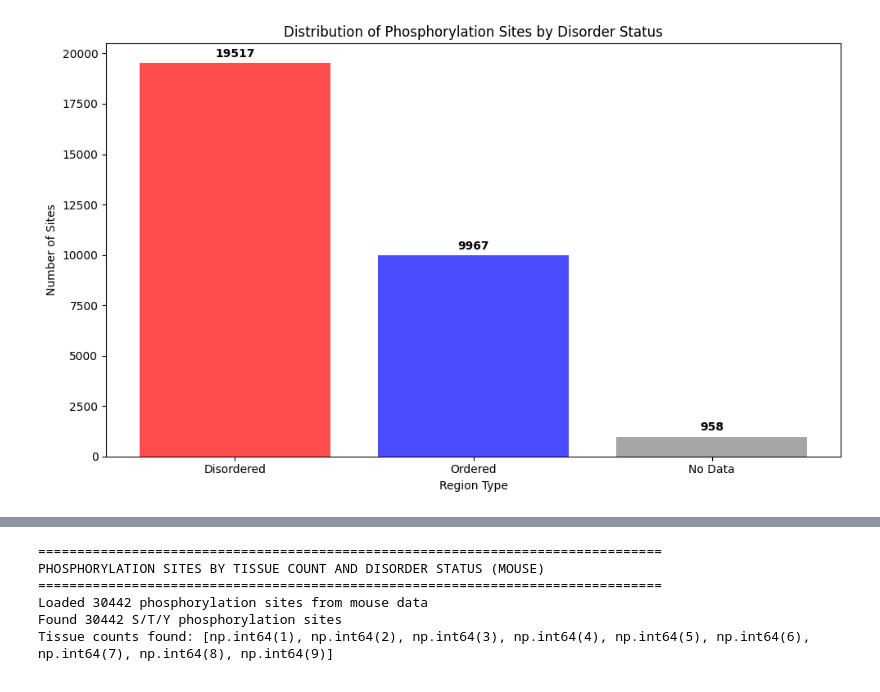
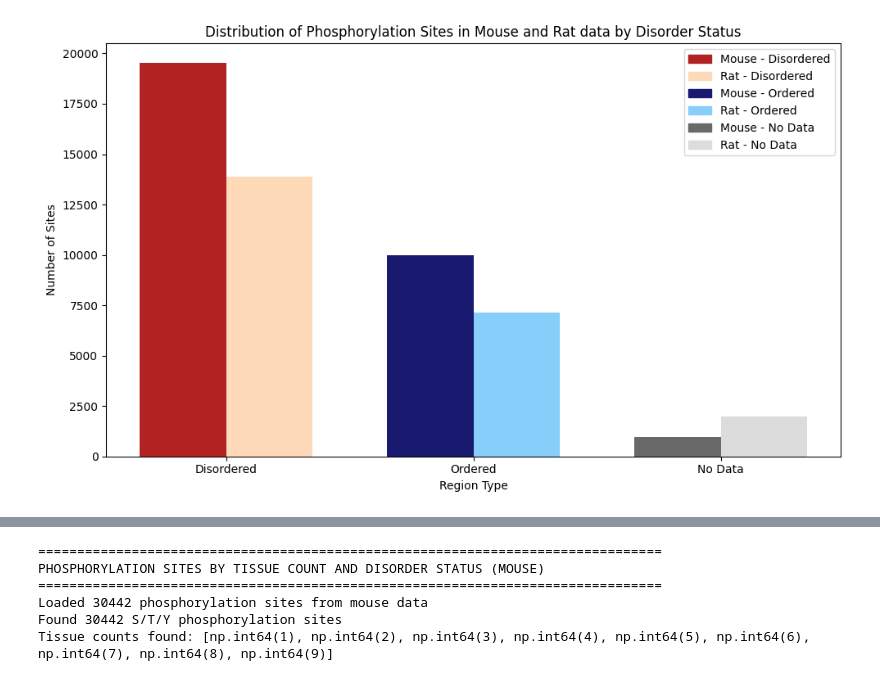
Before and after one commit to htsofie/phospho-idr, a Jupyter notebook: notebooks/disorder_analysis.ipynb, the cells around one changed output, grey strips where cells are left out. Cells and saved outputs as stored; diff of their text form; code cells hidden in the pictures.

```diff
--- a/notebooks/disorder_analysis.ipynb
+++ b/notebooks/disorder_analysis.ipynb
@@ -1,49 +1,87 @@
 # %%
 import pandas as pd
 import matplotlib.pyplot as plt
+import numpy as np
 import seaborn as sns
 
 # Load the mouse disorder data
 print("Loading mouse disorder data...")
 df_mouse = pd.read_csv('../data/processed/mouse/full_disorder.csv')
 
-print(f"Total phosphorylation sites: {len(df_mouse)}")
+print("Loading rat disorder data...")
+df_rat = pd.read_csv('../data/processed/rat/full_disorder.csv')
 
-# Count phosphorylations by disorder status
-disordered_count = len(df_mouse[df_mouse['disordered?'] == 1])
-ordered_count = len(df_mouse[df_mouse['disordered?'] == 0])
-no_data_count = len(df_mouse[df_mouse['disordered?'].isna()])
 
-print(f"\nPhosphorylation sites in disordered regions: {disordered_count}")
-print(f"Phosphorylation sites in ordered regions: {ordered_count}")
-print(f"Phosphorylation sites with no disorder data: {no_data_count}")
+print(f"Total mouse phosphorylation sites: {len(df_mouse)}")
+print(f"Total rat phosphorylation sites: {len(df_rat)}")
 
-# Calculate percentages
-total_with_data = disordered_count + ordered_count
-if total_with_data > 0:
-    disordered_pct = (disordered_count / total_with_data) * 100
-    ordered_pct = (ordered_count / total_with_data) * 100
+# Count phosphorylations by disorder status (PM = phosphorylation mouse, PR = phosphorylation rat)
+PM_disordered_count = len(df_mouse[df_mouse['disordered?'] == 1])
+PM_ordered_count = len(df_mouse[df_mouse['disordered?'] == 0])
+PM_no_data_count = len(df_mouse[df_mouse['disordered?'].isna()])
 
-    print(f"\nPercentages (excluding no data):")
-    print(f"Disordered regions: {disordered_pct:.1f}%")
-    print(f"Ordered regions: {ordered_pct:.1f}%")
+PR_disordered_count = len(df_rat[df_rat['disordered?'] == 1])
+PR_ordered_count = len(df_rat[df_rat['disordered?'] == 0])
+PR_no_data_count = len(df_rat[df_rat['disordered?'].isna()])
+
+print(f"\nMouse data:")
+print(f"Phosphorylation sites in disordered regions: {PM_disordered_count}")
+print(f"Phosphorylation sites in ordered regions: {PM_ordered_count}")
+print(f"Phosphorylation sites with no disorder data: {PM_no_data_count}")
+
+print(f"\nRat data:")
+print(f"Phosphorylation sites in disordered regions: {PR_disordered_count}")
+print(f"Phosphorylation sites in ordered regions: {PR_ordered_count}")
+print(f"Phosphorylation sites with no disorder data: {PR_no_data_count}")
+
+# Calculate percentages Mouse data
+total_PM_with_data = PM_disordered_count + PM_ordered_count
+if total_PM_with_data > 0:
+    PM_disordered_pct = (PM_disordered_count / total_PM_with_data) * 100
+    PM_ordered_pct = (PM_ordered_count / total_PM_with_data) * 100
+
+    print(f"\nPercentages Mouse Phosphorylation (excluding no data):")
+    print(f"Disordered regions: {PM_disordered_pct:.1f}%")
+    print(f"Ordered regions: {PM_ordered_pct:.1f}%")
+
+# Calculate percentages Rat data
+total_PR_with_data = PR_disordered_count + PR_ordered_count
+if total_PR_with_data > 0:
+    PR_disordered_pct = (PR_disordered_count / total_PR_with_data) * 100
+    PR_ordered_pct = (PR_ordered_count / total_PR_with_data) * 100
+
+    print(f"\nPercentages Rat Phosphorylation (excluding no data):")
+    print(f"Disordered regions: {PR_disordered_pct:.1f}%")
+    print(f"Ordered regions: {PR_ordered_pct:.1f}%")
 
 # Create a simple bar chart
+import matplotlib.patches as mpatches
+
 plt.figure(figsize=(10, 6))
 categories = ['Disordered', 'Ordered', 'No Data']
-counts = [disordered_count, ordered_count, no_data_count]
-colors = ['red', 'blue', 'gray']
+mouse_counts = [PM_disordered_count, PM_ordered_count, PM_no_data_count]
+rat_counts = [PR_disordered_count, PR_ordered_count, PR_no_data_count]
+mouse_colors = ['firebrick', 'midnightblue', 'dimgray']  # Darker colors for Mouse
+rat_colors = ['peachpuff', 'lightskyblue', 'gainsboro']  # Lighter colors for Rat
 
-bars = plt.bar(categories, counts, color=colors, alpha=0.7)
-plt.title('Distribution of Phosphorylation Sites by Disorder Status')
+x = np.arange(len(categories))
+width = 0.35
+
+for i in range(len(categories)):
+    plt.bar(x[i] - width/2, mouse_counts[i], width, color=mouse_colors[i])
+    plt.bar(x[i] + width/2, rat_counts[i], width, color=rat_colors[i])
+
+# Create custom legend entries
+legend_elements = []
+for i, category in enumerate(categories):
+    legend_elements.append(mpatches.Patch(color=mouse_colors[i], label=f'Mouse - {category}'))
+    legend_elements.append(mpatches.Patch(color=rat_colors[i], label=f'Rat - {category}'))
+
+plt.xlabel('Region Type')
 plt.ylabel('Number of Sites')
-plt.xlabel('Region Type')
-
-# Add value labels on bars
-for bar, count in zip(bars, counts):
-    plt.text(bar.get_x() + bar.get_width()/2, bar.get_height() + 0.01*max(counts),
-             f'{count}', ha='center', va='bottom', fontweight='bold')
-
+plt.title('Distribution of Phosphorylation Sites in Mouse and Rat data by Disorder Status')
+plt.xticks(x, categories)
+plt.legend(handles=legend_elements, loc='upper right')
 plt.tight_layout()
 plt.show()
 # %% [output]
@@ -60 +105 @@ Ordered regions: 33.8%
-[figure, old version]
+[figure, new version]
```
Also changed, not shown: parts of 15 cells of this notebook, 2 other files.
